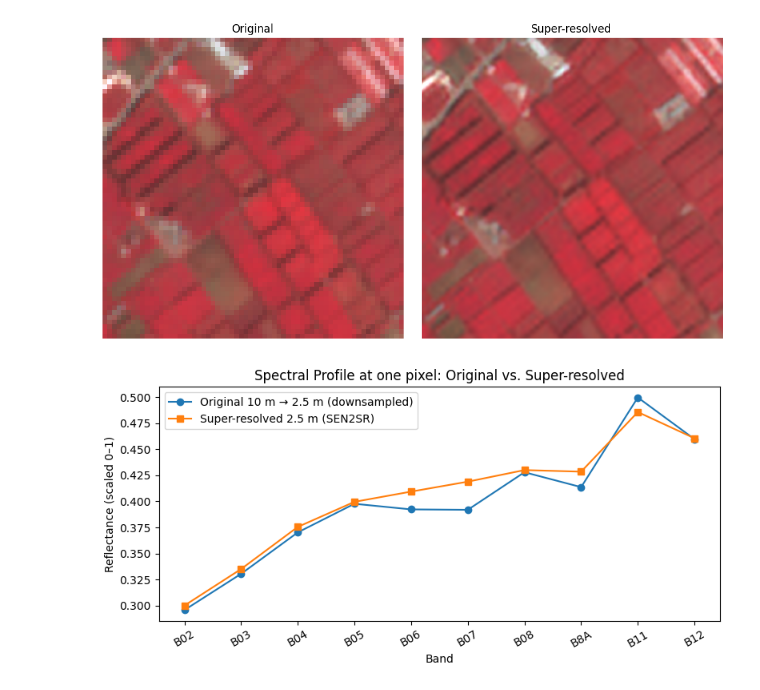
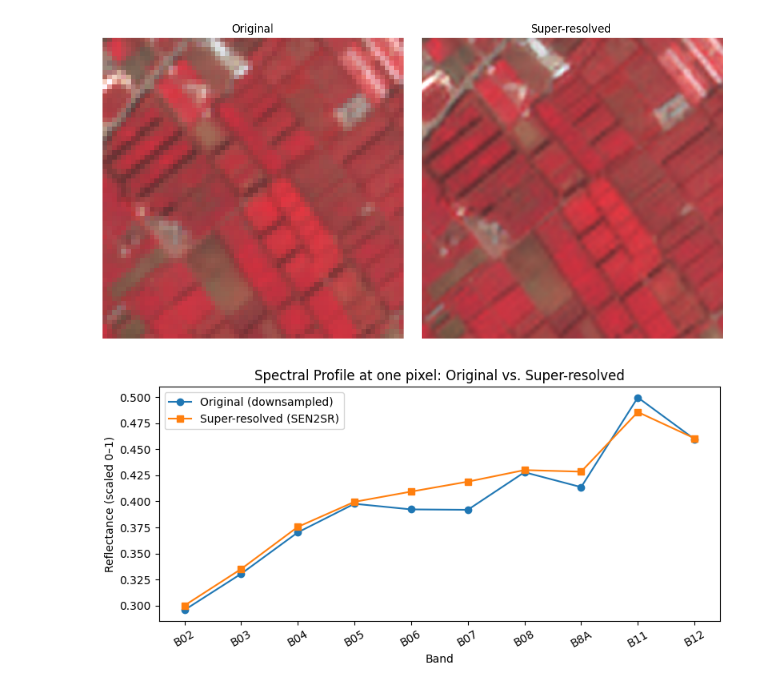
Before and after one commit to MoezLabiadh/sen2sr_test, a Jupyter notebook: sen2sr_tests.ipynb, the cells around one changed output. Saved outputs shown, nothing was run; the diff lists cells and outputs as text; code cells hidden in the pictures.

```diff
--- a/sen2sr_tests.ipynb
+++ b/sen2sr_tests.ipynb
@@ -74,42 +74,42 @@ import numpy as np
 
 bands = ["B02", "B03", "B04", "B05", "B06", "B07", "B08", "B8A", "B11", "B12"]
 
-# 1) Choose a reference low-res pixel (e.g., the exact center)
+# 1) select the center pixel
 _, H, W = X.shape
 row_lr, col_lr = H // 2, W // 2
 
-# 2) Pull out the original 10-band spectrum at that pixel
+
 orig_vals = X[:, row_lr, col_lr].cpu().numpy()
 
 # 3) Identify the matching high-res window in superX.
 #    If the model is 4× upsampling, then the 2.5 m pixel-block corresponding
 #    to (row_lr, col_lr) is roughly rows [row_lr*4 : row_lr*4+4), cols [col_lr*4 : col_lr*4+4).
 scale = superX.shape[1] // X.shape[1]  # should be 4 if 10→2.5.
 r0, c0 = row_lr * scale, col_lr * scale
 
 # 4) Average the 4×4 block in each band to get one “super-res” spectrum
 super_vals = (
     superX[:, r0 : r0 + scale, c0 : c0 + scale]
     .cpu()
     .numpy()
     .reshape(10, scale * scale)
     .mean(axis=1)
 )
 
 # 5) Plot them side by side
 x = np.arange(len(bands))
 
 plt.figure(figsize=(8, 4))
-plt.plot(x, orig_vals, marker="o", label="Original 10 m → 2.5 m (downsampled)")
-plt.plot(x, super_vals, marker="s", label="Super-resolved 2.5 m (SEN2SR)")
+plt.plot(x, orig_vals, marker="o", label="Original (downsampled)")
+plt.plot(x, super_vals, marker="s", label="Super-resolved (SEN2SR)")
 
 plt.xticks(x, bands, rotation=30)
 plt.xlabel("Band")
 plt.ylabel("Reflectance (scaled 0–1)")
 plt.title("Spectral Profile at one pixel: Original vs. Super-resolved")
 plt.legend(loc="upper left")
 plt.tight_layout()
 plt.show()
 # %% [output]
-[figure, old version]
+[figure, new version]
 # %%
```
Also changed, not shown: parts of 1 cell of this notebook.
